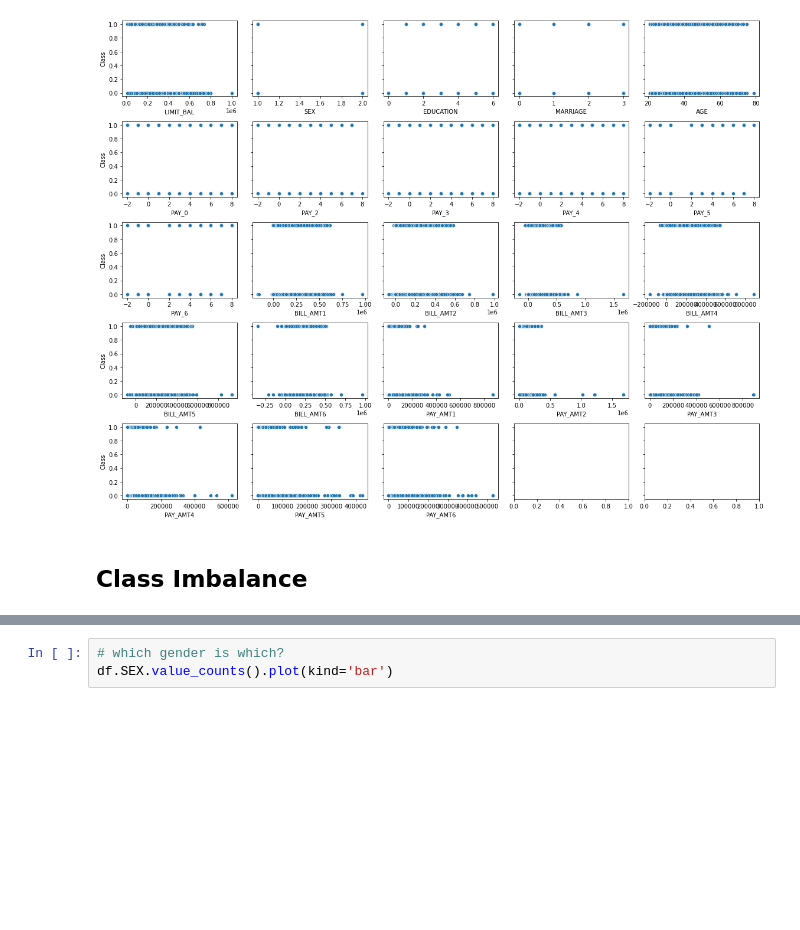
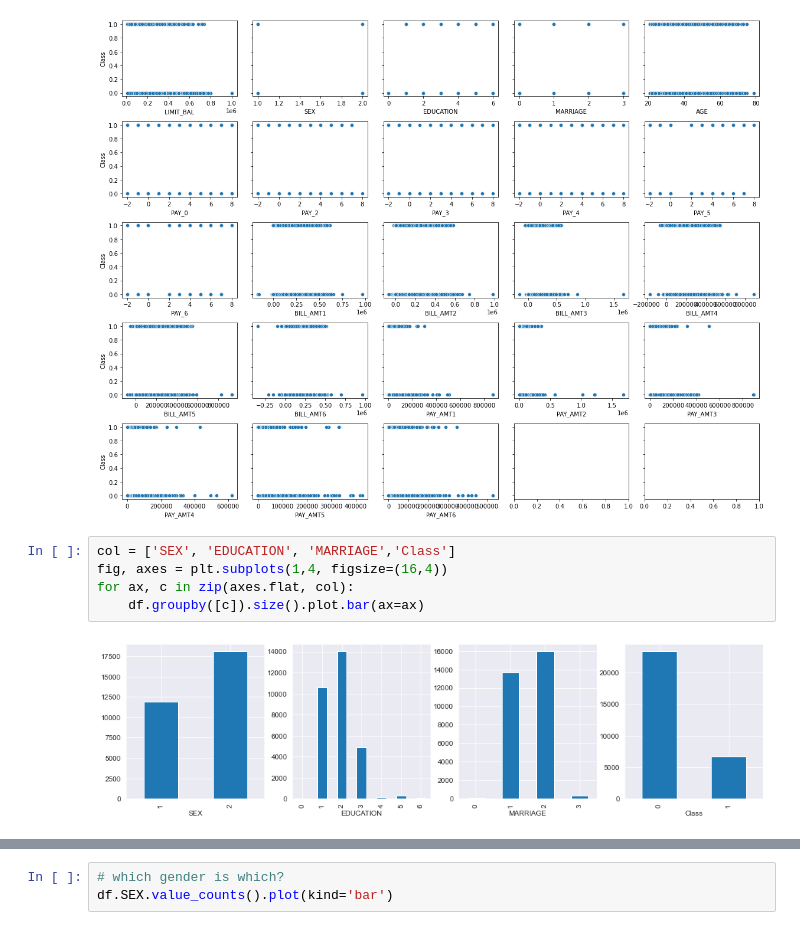
Before and after one commit to ghcn345/Credit-Card-Default-Prediction, a Jupyter notebook: CCDefaultPrediction.ipynb, the cells around one changed output, grey strips where cells are left out. Cells and saved outputs as stored; diff of their text form; blank space fills up the shorter version.

```diff
--- a/CCDefaultPrediction.ipynb
+++ b/CCDefaultPrediction.ipynb
@@ -101,5 +102,10 @@ for ax, c in zip(axes.flat, col):
 plt.tight_layout()
 # %% [output]
 [figure]
-# %% [markdown]
-## Class Imbalance
+# %%
+col = ['SEX', 'EDUCATION', 'MARRIAGE','Class']
+fig, axes = plt.subplots(1,4, figsize=(16,4))
+for ax, c in zip(axes.flat, col):
+    df.groupby([c]).size().plot.bar(ax=ax)
+# %% [output]
+[figure, added]
```
Also changed, not shown: parts of 6 cells of this notebook, 1 other file.
